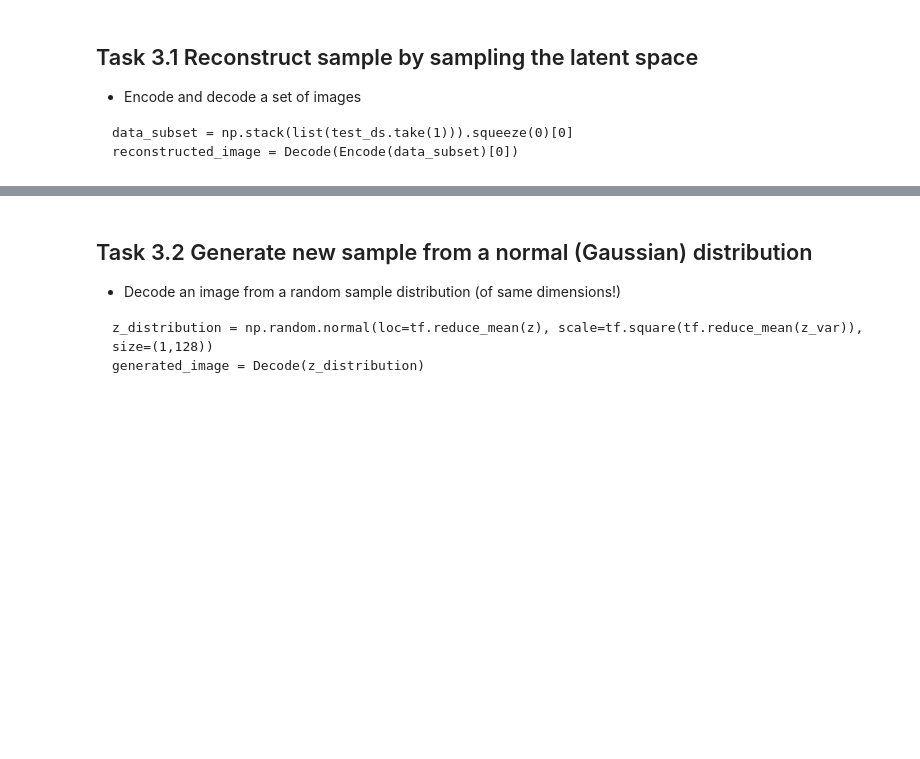
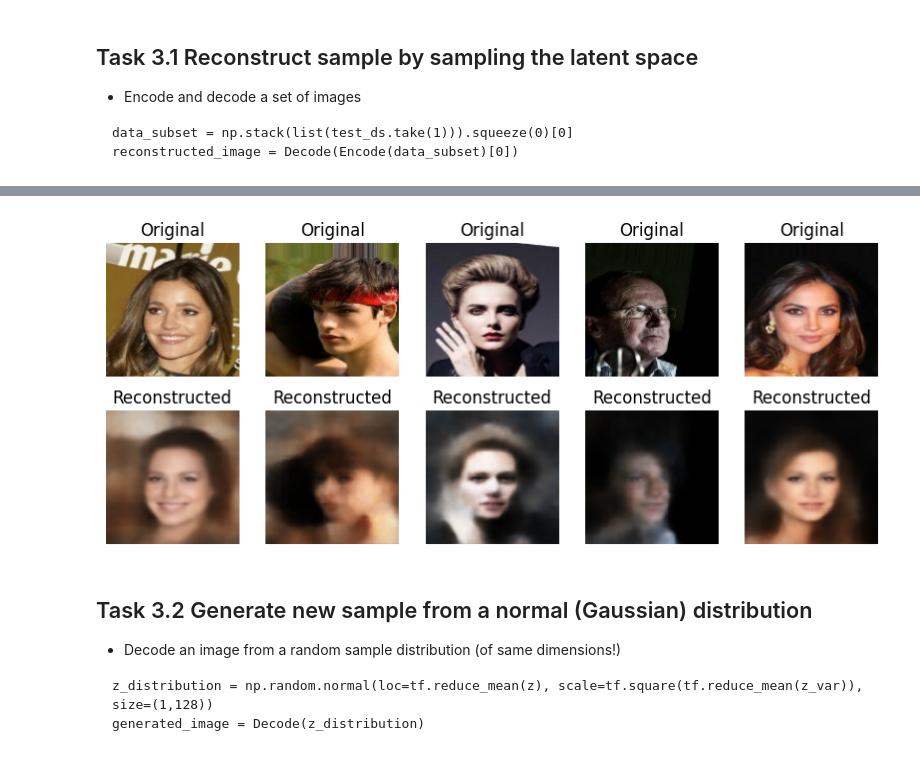
Before and after one commit to SushantSriv/Background-Generator, a Jupyter notebook: CA4_Template.ipynb, the cells around one changed output, grey strips where cells are left out. Cells and saved outputs as stored; diff of their text form; code cells hidden in the pictures; blank space fills up the shorter version.

```diff
--- a/CA4_Template.ipynb
+++ b/CA4_Template.ipynb
@@ -842,23 +930,3 @@ class VAE(tf.keras.Model):
             "reconstruction_loss": self.rec_loss_tracker.result(),
             "kl_loss": self.kl_loss_tracker.result(),
         }
-# %%
-# Example: Create encoder and decoder models
-img_h, img_w, img_c = 128, 128, 3
-hidden_dim = [64, 128, 256]
-latent_dim = 64
-
-encoder_model = encoder((img_h, img_w, img_c), hidden_dim, latent_dim, 'Encoder')
-decoder_model = decoder(img_c, hidden_dim, latent_dim, 'Decoder')
-
-# Create an optimizer (e.g., Adam)
-optimizer = tf.keras.optimizers.Adam(learning_rate=0.001)
-
-# Create VAE instance with the optimizer
-vae_instance = VAE(encoder_model, decoder_model, optimizer)
-
-# Compile the VAE model
-vae_instance.compile(optimizer=optimizer, loss=None)
-
-# Train the VAE model with the TensorBoard callback
-vae_instance.fit(train_ds, epochs=3)
@@ -983,3 +981,37 @@ Reconstructed images shape: (32, 128, 128, 3)
+# %%
+import matplotlib.pyplot as plt
+import numpy as np
+
+# Assuming `data_subset` is a batch of images from your test dataset
+data_subset = np.stack(list(test_ds.take(1))).squeeze(0)[0]
+
+
+# Decode the sampled latent space
+reconstructed_image = decoder_model(encoder_model(data_subset)[0])
+
+# Function to display original and reconstructed images
+def plot_images(original_images, reconstructed_images, num_images=5):
+    plt.figure(figsize=(10, 4))
+
+    for i in range(num_images):
+        # Original Image
+        plt.subplot(2, num_images, i + 1)
+        plt.imshow(original_images[i])
+        plt.title("Original")
+        plt.axis("off")
+
+        # Reconstructed Image
+        plt.subplot(2, num_images, num_images + i + 1)
+        plt.imshow(reconstructed_image[i])
+        plt.title("Reconstructed")
+        plt.axis("off")
+
+    plt.show()
+
+# Visualize the original and reconstructed images
+plot_images(data_subset, reconstructed_image)
+# %% [output]
+[figure, added]
 # %% [markdown]
 ## Task 3.2 Generate new sample from a normal (Gaussian) distribution
 - Decode an image from a random sample distribution (of same dimensions!)
```
Also changed, not shown: parts of 25 cells of this notebook.
